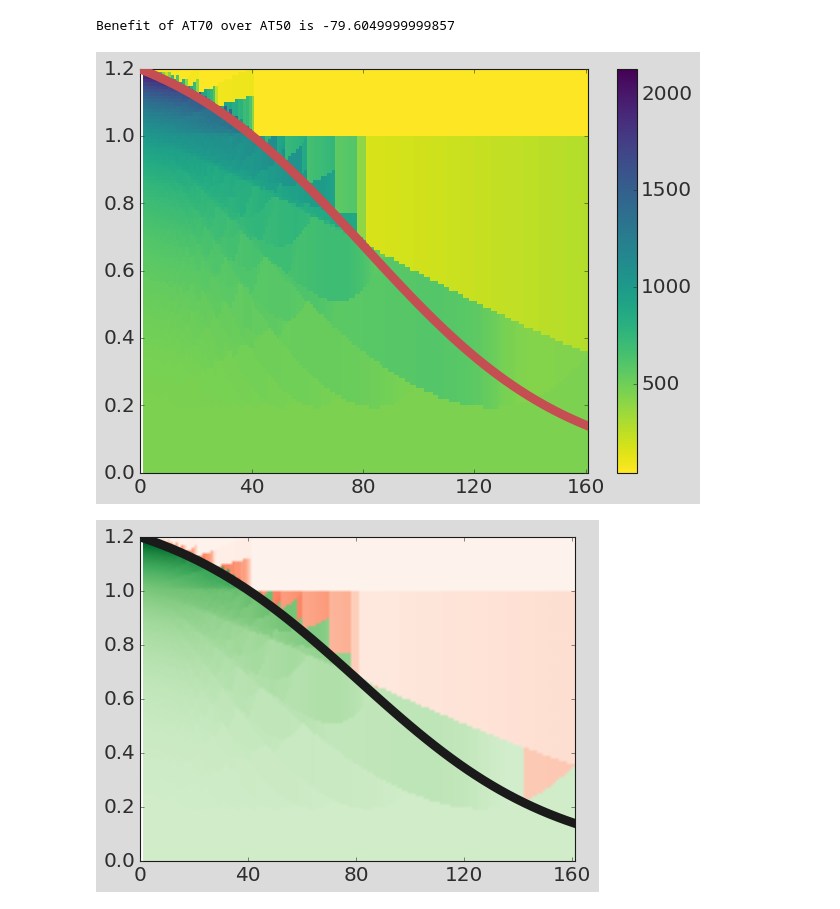
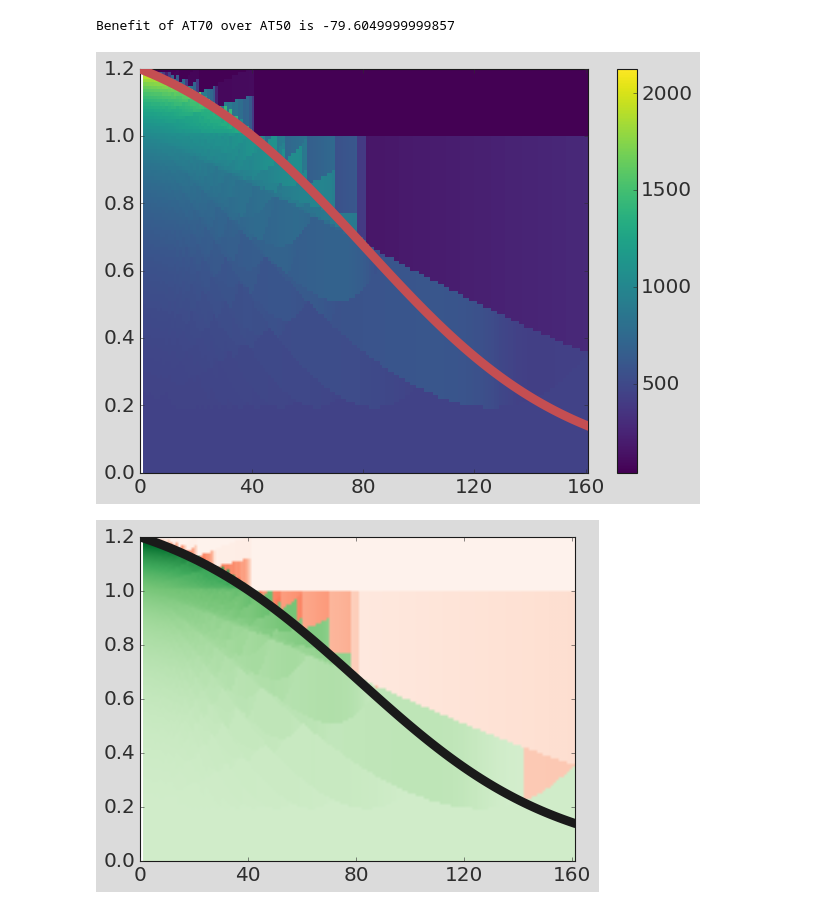
Before and after one commit to KCGallagher/AT_Model_Comparison, a Jupyter notebook: lotka_volterra/critical_threshold.ipynb, the cells around one changed output. Drawn from its saved outputs; the diff is of its cells as text; code cells hidden in the pictures.

```diff
--- a/lotka_volterra/critical_threshold.ipynb
+++ b/lotka_volterra/critical_threshold.ipynb
@@ -118,34 +118,34 @@ def calc_ttp(params, n_crit, interval):
 # %%
 from matplotlib.colors import BoundaryNorm, ListedColormap
 from matplotlib.ticker import MaxNLocator
 
 dx, dy = 1, 0.01
 
 crit_n_grid, tau_grid = np.mgrid[slice(0, 1.2 + dy, dy),
                 slice(1, 161 + dx, dx)]
 
 vectorized_calc_ttp = np.vectorize(calc_ttp)
 ttp_values = vectorized_calc_ttp(
     params = odeParamDic, n_crit = crit_n_grid,
     interval = tau_grid
 )
 
 ttp_values = ttp_values[:-1, :-1]
 fig, ax = plt.subplots()
 
 im = ax.pcolormesh(tau_grid, crit_n_grid, ttp_values,
-                   cmap=plt.get_cmap('viridis_r'), norm=None)
+                   cmap=plt.get_cmap('viridis'), norm=None)
 fig.colorbar(im, ax=ax); #ax.set_title('TTP of Patient 25')
 
 n_stars = [calc_critical_treatment_threshold(tau=t,**odeParamDic)/odeParamDic['N0'] for t in tau_values]
 ax.plot(tau_values, n_stars, linewidth = 8, zorder=5, color='r', label = 'Optimal\nThreshold');
 
 ax.set_xlim(0, np.max(tau_grid));
 ax.set_xticks(ax.get_xticks()[::2]);
 fig.tight_layout();
 plt.savefig("../figures/lotka_volterra_model_threshold.pdf"); plt.show()
 # %% [output]
-[figure, old version]
+[figure, new version]
 # %%
 def calc_result(params, n_crit, interval):
     arg = n_crit
```
Also changed, not shown: parts of 9 cells of this notebook, 17 other files.
